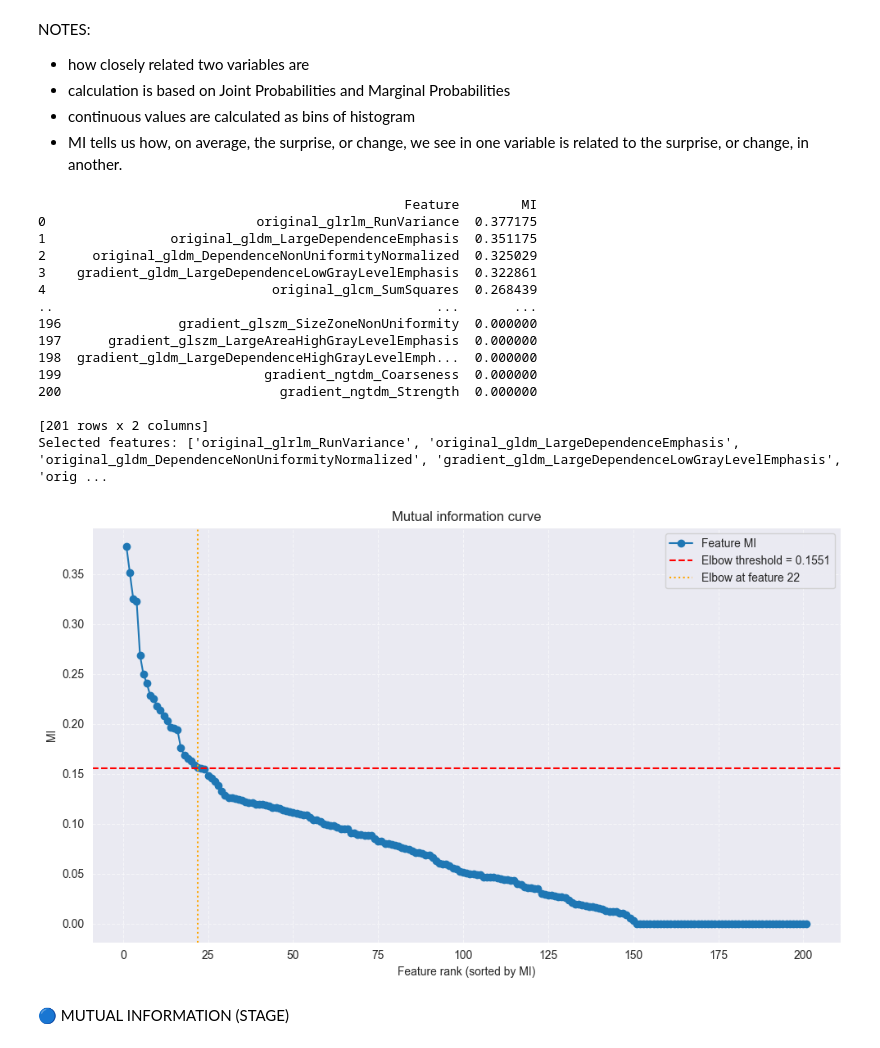
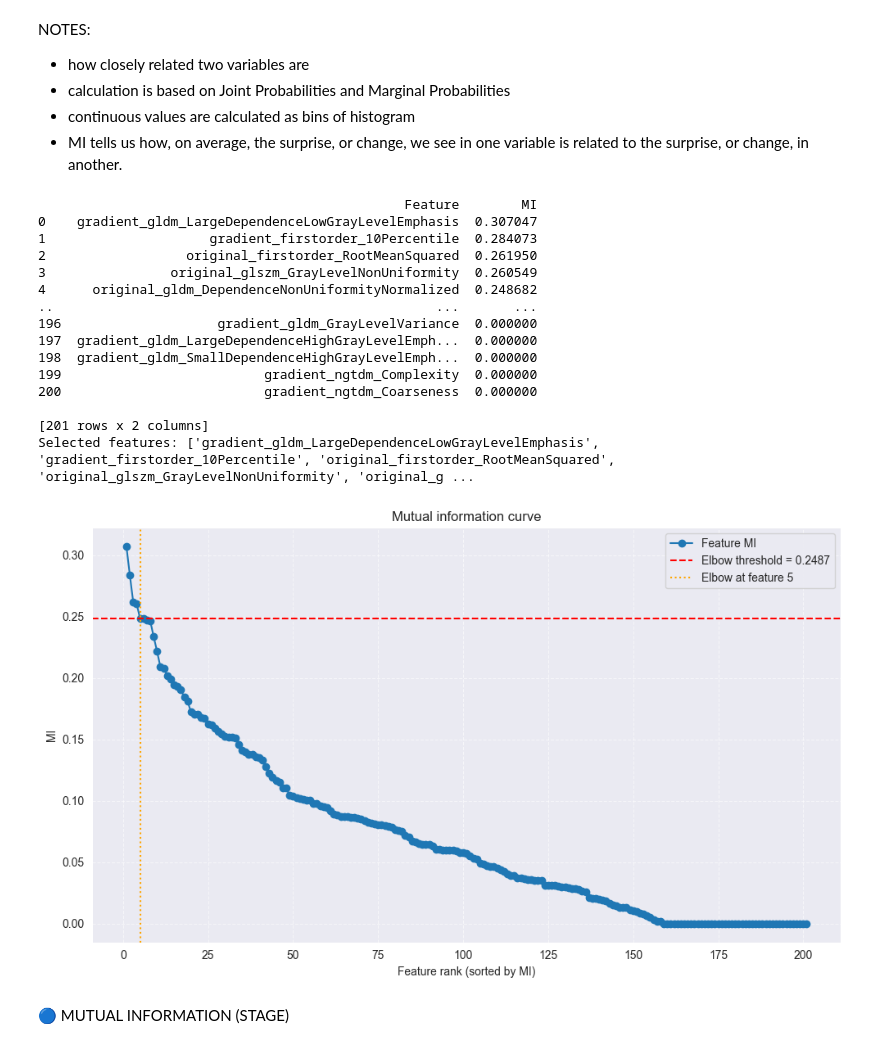
Before and after one commit to lukas1110/Analysis-of-multiple-myelomas-from-dual-CT, a Jupyter notebook: data_analysis/MRMR_and_MI.ipynb, the cells around one changed output. Saved outputs shown, nothing was run; the diff lists cells and outputs as text; code cells hidden in the pictures.

```diff
--- a/data_analysis/MRMR_and_MI.ipynb
+++ b/data_analysis/MRMR_and_MI.ipynb
@@ -365,7 +365,7 @@ NOTES:
 clinical_df = pd.read_csv(r"D:\Clinical_data\Table_clinical_data.csv", encoding="cp1252")
 clinical_column = 'Beta2 microglobulin (mg/l)'
 
-features_df = pd.read_csv(r"D:\CSV\merged\merged_monoe_40kev_radiomics_spine_lesions_features.csv")
+features_df = pd.read_csv(r"D:\CSV\merged\merged_CaSupp_25_radiomics_spine_lesions_features.csv")
 numeric_features = features_df.select_dtypes(include=['number']).columns
 
 mutual_info_list = []
@@ -375,49 +375,49 @@ for col in numeric_features:
     X = features_df[[col]][valid_idx]
     y = clinical_df[clinical_column][valid_idx]
 
-    mi = mutual_info_regression(X, y)[0]
+    mi = mutual_info_regression(X, y, random_state=42)[0]
     mutual_info_list.append({'Feature': col, 'MI': mi})
 
 mutual_information_df = pd.DataFrame(mutual_info_list).sort_values(by='MI', ascending=False).reset_index(drop=True)
 print(mutual_information_df)
 
 imp = np.sort(mutual_information_df['MI'].values)[::-1]
 x = np.arange(1, len(imp) + 1)
 
 knee = KneeLocator(x, imp, curve='convex', direction='decreasing')
 threshold = imp[knee.knee] if knee.knee is not None else None
 selected_features = mutual_information_df[mutual_information_df['MI'] > threshold]['Feature'].tolist()
 print(f"Selected features: {selected_features}")
 
 plt.figure(figsize=(10, 6))
 plt.plot(x, imp, marker='o', label='Feature MI')
 if threshold is not None:
     plt.axhline(y=threshold, color='red', linestyle='--', label=f'Elbow threshold = {threshold:.4f}')
     plt.axvline(x=knee.knee, color='orange', linestyle=':', label=f'Elbow at feature {knee.knee}')
 plt.title(f"Mutual information curve")
 plt.xlabel("Feature rank (sorted by MI)")
 plt.ylabel("MI")
 plt.grid(True, linestyle='--', alpha=0.6)
 plt.legend()
 plt.tight_layout()
 plt.show()
 # %% [output]
                                                Feature        MI
-0                           original_glrlm_RunVariance  0.377175
-1                original_gldm_LargeDependenceEmphasis  0.351175
-2      original_gldm_DependenceNonUniformityNormalized  0.325029
-3    gradient_gldm_LargeDependenceLowGrayLevelEmphasis  0.322861
-4                             original_glcm_SumSquares  0.268439
+0    gradient_gldm_LargeDependenceLowGrayLevelEmphasis  0.307047
+1                     gradient_firstorder_10Percentile  0.284073
+2                  original_firstorder_RootMeanSquared  0.261950
+3                original_glszm_GrayLevelNonUniformity  0.260549
+4      original_gldm_DependenceNonUniformityNormalized  0.248682
 ..                                                 ...       ...
-196               gradient_glszm_SizeZoneNonUniformity  0.000000
-197      gradient_glszm_LargeAreaHighGrayLevelEmphasis  0.000000
-198  gradient_gldm_LargeDependenceHighGrayLevelEmph...  0.000000
-199                          gradient_ngtdm_Coarseness  0.000000
-200                            gradient_ngtdm_Strength  0.000000
+196                    gradient_gldm_GrayLevelVariance  0.000000
+197  gradient_gldm_LargeDependenceHighGrayLevelEmph...  0.000000
+198  gradient_gldm_SmallDependenceHighGrayLevelEmph...  0.000000
+199                          gradient_ngtdm_Complexity  0.000000
+200                          gradient_ngtdm_Coarseness  0.000000
 
 [201 rows x 2 columns]
-Selected features: ['original_glrlm_RunVariance', 'original_gldm_LargeDependenceEmphasis', 'original_gldm_DependenceNonUniformityNormalized', 'gradient_gldm_LargeDependenceLowGrayLevelEmphasis', 'orig ...
+Selected features: ['gradient_gldm_LargeDependenceLowGrayLevelEmphasis', 'gradient_firstorder_10Percentile', 'original_firstorder_RootMeanSquared', 'original_glszm_GrayLevelNonUniformity', 'original_g ...
-[figure, old version]
+[figure, new version]
 # %% [markdown]
 🔵 MUTUAL INFORMATION (STAGE)
 # %%
```
Also changed, not shown: parts of 2 cells of this notebook, 1 other file.
